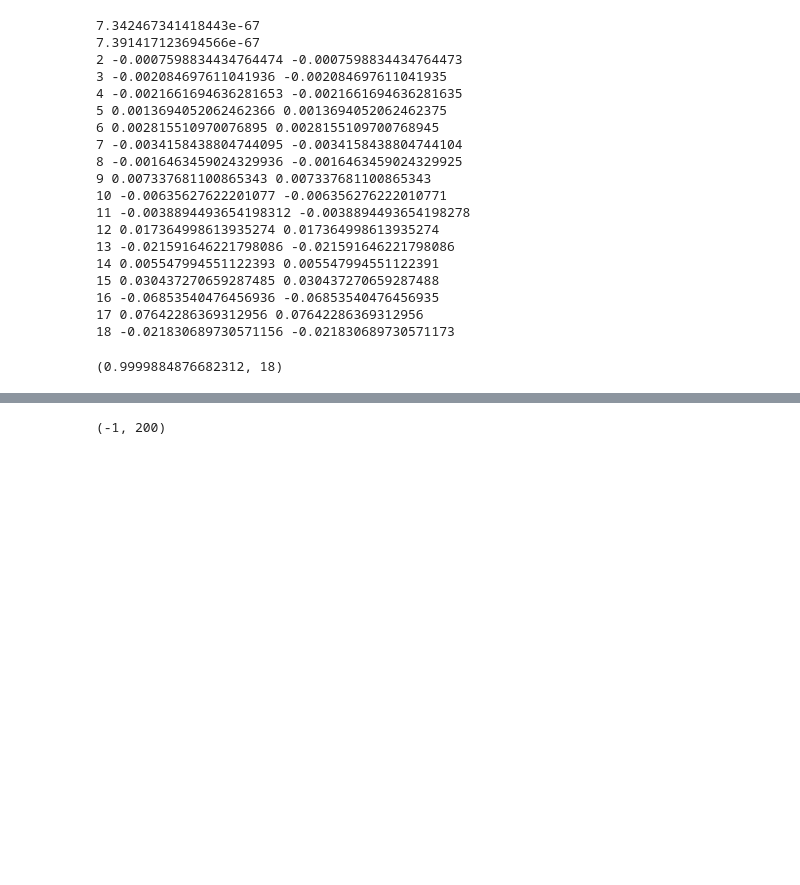
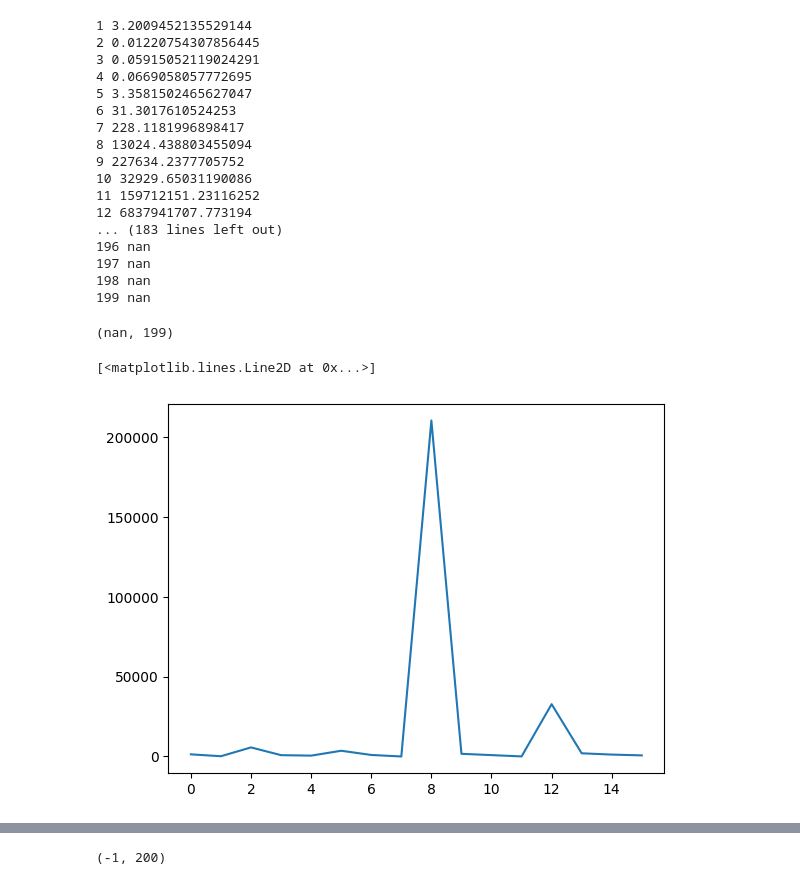
Before and after one commit to guillermo-navas-palencia/normal-inverse-gaussian, a Jupyter notebook: test_beta_0.ipynb, the cells around one changed output, grey strips where cells are left out. Saved outputs shown, nothing was run; the diff lists cells and outputs as text; code cells hidden in the pictures; blank space fills up the shorter version.

```diff
--- a/test_beta_0.ipynb
+++ b/test_beta_0.ipynb
@@ -50,26 +62,49 @@ series_x_mu_b0_pos(x, alpha, mu, delta, maxiter=700, eps=1e-16)
 # %%
-asymptotic_alpha_b0(x, alpha, mu, delta, eps=1e-15)
+asymptotic_alpha_b0(x, alpha, mu, delta, eps=1e-3)
 # %% [output]
-7.342467341418443e-67
-7.391417123694566e-67
-2 -0.0007598834434764474 -0.0007598834434764473
-3 -0.002084697611041936 -0.002084697611041935
-4 -0.0021661694636281653 -0.0021661694636281635
-5 0.0013694052062462366 0.0013694052062462375
-6 0.002815510970076895 0.0028155109700768945
-7 -0.0034158438804744095 -0.0034158438804744104
-8 -0.0016463459024329936 -0.0016463459024329925
-9 0.007337681100865343 0.007337681100865343
-10 -0.00635627622201077 -0.006356276222010771
-11 -0.0038894493654198312 -0.0038894493654198278
-12 0.017364998613935274 0.017364998613935274
-13 -0.021591646221798086 -0.021591646221798086
-14 0.005547994551122393 0.005547994551122391
-15 0.030437270659287485 0.030437270659287488
-16 -0.06853540476456936 -0.06853540476456935
-17 0.07642286369312956 0.07642286369312956
-18 -0.021830689730571156 -0.021830689730571173
+1 3.2009452135529144
+2 0.01220754307856445
+3 0.05915052119024291
+4 0.0669058057772695
+5 3.3581502465627047
+6 31.3017610524253
+7 228.1181996898417
+8 13024.438803455094
+9 227634.2377705752
+10 32929.65031190086
+11 159712151.23116252
+12 6837941707.773194
+... (183 lines left out)
+196 nan
+197 nan
+198 nan
+199 nan
-(0.9999884876682312, 18)
+(nan, 199)
+# %%
+aa = np.array([
+4337.65080731929,
+5810969.79668592,
+972699524.337313,
+5529274039889.426,
+4613705067320761.0,
+2.486706291478932e+18,
+8.934409419707112e+21,
+8.545811798791736e+24,
+5.983612904201487e+25,
+1.2588539177779772e+31,
+2.117723970364492e+34,
+1.8293037458490087e+37,
+8.295187152185425e+38,
+2.717731026352441e+43,
+5.439001284669284e+46,
+6.504523811379845e+49,
+4.447034865831982e+52
+])
+# %%
+plt.plot(aa[1:] / aa[:-1])
+# %% [output]
+[<matplotlib.lines.Line2D at 0x...>]
+[figure, added]
 # %%
 2/((delta/alpha) * np.arange(2, 16)) - 1/((delta/alpha)**2 * np.arange(2, 16))
 # %% [output]
```
Also changed, not shown: parts of 58 cells of this notebook, 11 other files.
